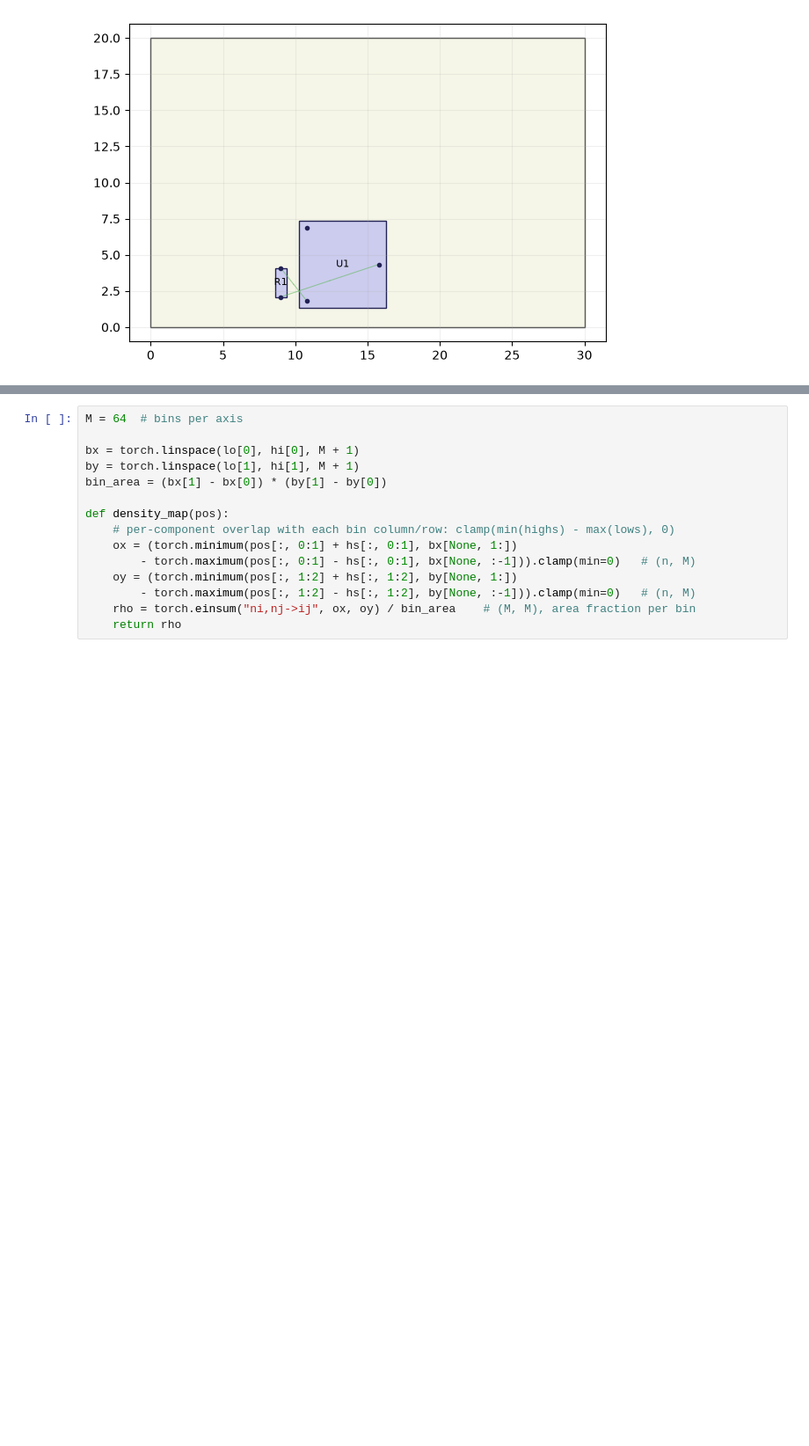
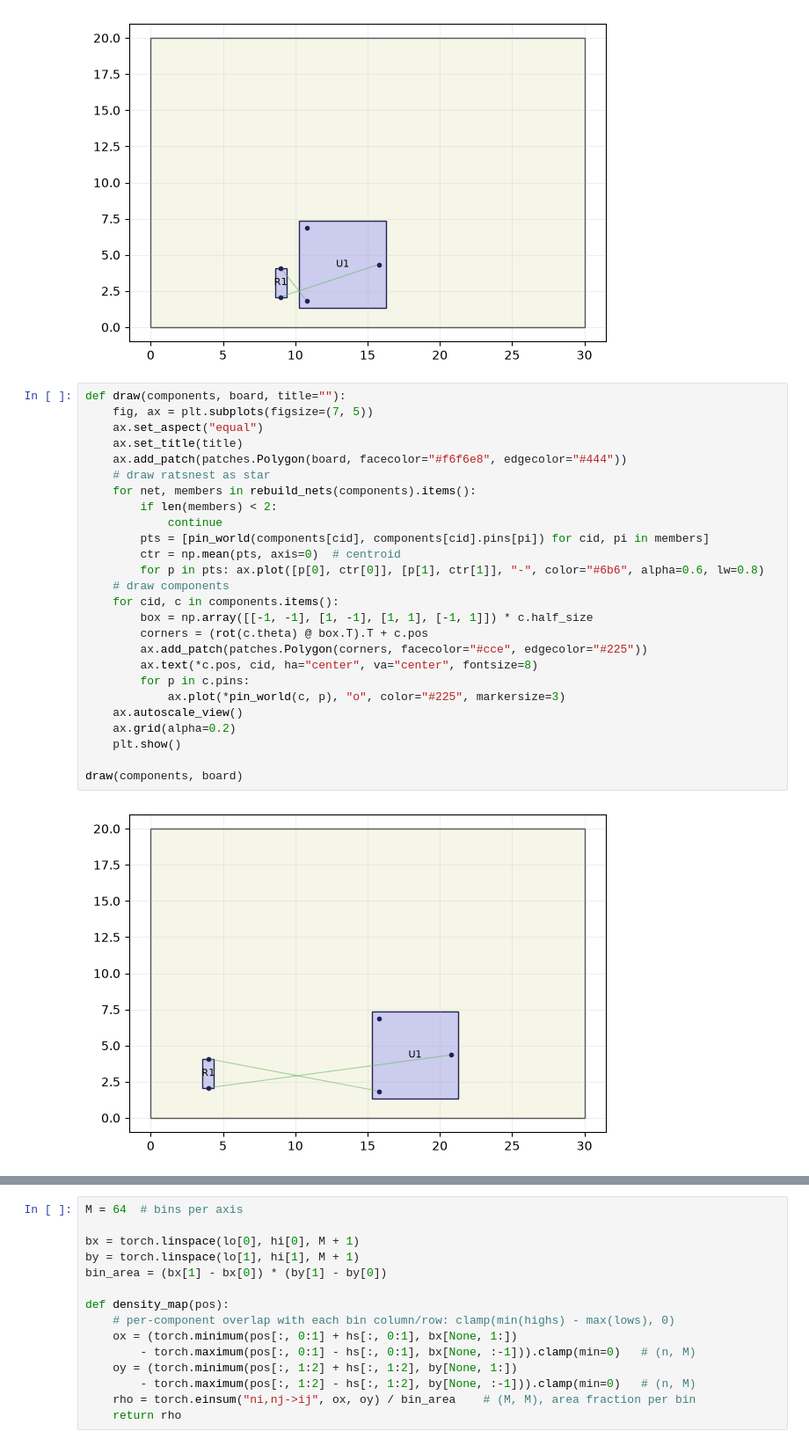
Before and after one commit to wang-edward/autoplace, a Jupyter notebook: place.ipynb, the cells around one changed output, grey strips where cells are left out. Shown at 88% size. Saved outputs shown, nothing was run; the diff lists cells and outputs as text; blank space fills up the shorter version.

```diff
--- a/place.ipynb
+++ b/place.ipynb
@@ -171,3 +144,31 @@ draw(components_copy, board)
 # %% [output]
 [figure]
 [figure]
+# %%
+def draw(components, board, title=""):
+    fig, ax = plt.subplots(figsize=(7, 5))
+    ax.set_aspect("equal")
+    ax.set_title(title)
+    ax.add_patch(patches.Polygon(board, facecolor="#f6f6e8", edgecolor="#444"))
+    # draw ratsnest as star
+    for net, members in rebuild_nets(components).items():
+        if len(members) < 2:
+            continue
+        pts = [pin_world(components[cid], components[cid].pins[pi]) for cid, pi in members]
+        ctr = np.mean(pts, axis=0)  # centroid
+        for p in pts: ax.plot([p[0], ctr[0]], [p[1], ctr[1]], "-", color="#6b6", alpha=0.6, lw=0.8)
+    # draw components
+    for cid, c in components.items():
+        box = np.array([[-1, -1], [1, -1], [1, 1], [-1, 1]]) * c.half_size
+        corners = (rot(c.theta) @ box.T).T + c.pos
+        ax.add_patch(patches.Polygon(corners, facecolor="#cce", edgecolor="#225"))
+        ax.text(*c.pos, cid, ha="center", va="center", fontsize=8)
+        for p in c.pins:
+            ax.plot(*pin_world(c, p), "o", color="#225", markersize=3)
+    ax.autoscale_view()
+    ax.grid(alpha=0.2)
+    plt.show()
+
+draw(components, board)
+# %% [output]
+[figure, added]
```
Also changed, not shown: parts of 5 cells of this notebook.
